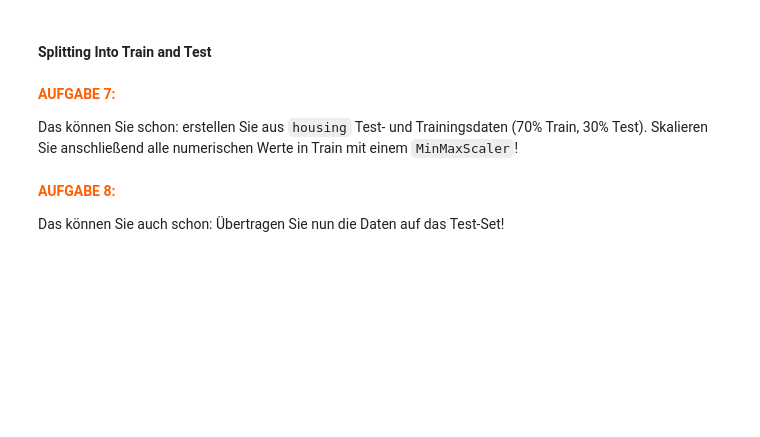
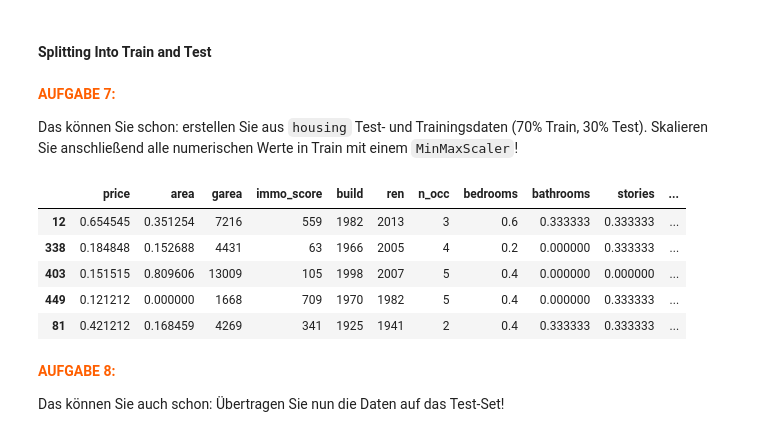
Before and after one commit to Robert35-dll/wikisys_exercise, a Jupyter notebook: 08/LinReg with CrossVal.ipynb, the cells around one changed output. Cells and saved outputs as stored; diff of their text form; code cells hidden in the pictures; blank space fills up the shorter version.

```diff
--- a/08/LinReg with CrossVal.ipynb
+++ b/08/LinReg with CrossVal.ipynb
@@ -350,15 +378,22 @@ Das können Sie schon: erstellen Sie aus `housing` Test- und Trainingsdaten (70%
 </div>
 # %%
 # train-test 70-30 split
-df_train, df_test = # Ihr code hier
+df_train, df_test = train_test_split(housing, train_size=0.7, test_size=0.3)
 
 # rescale the features
 scaler = MinMaxScaler()
 
 # apply scaler() to all the numeric columns
 numeric_vars = ['area', 'bedrooms', 'bathrooms', 'stories', 'parking','price']
-df_train[numeric_vars] = # Ihr code hier
+df_train[numeric_vars] = scaler.fit_transform(df_train[numeric_vars])
 df_train.head()
+# %% [output]
+|  | price | area | garea | immo_score | build | ren | n_occ | bedrooms | bathrooms | stories | ... |
+| 12 | 0.654545 | 0.351254 | 7216 | 559 | 1982 | 2013 | 3 | 0.6 | 0.333333 | 0.333333 | ... |
+| 338 | 0.184848 | 0.152688 | 4431 | 63 | 1966 | 2005 | 4 | 0.2 | 0.000000 | 0.333333 | ... |
+| 403 | 0.151515 | 0.809606 | 13009 | 105 | 1998 | 2007 | 5 | 0.4 | 0.000000 | 0.000000 | ... |
+| 449 | 0.121212 | 0.000000 | 1668 | 709 | 1970 | 1982 | 5 | 0.4 | 0.000000 | 0.333333 | ... |
+| 81 | 0.421212 | 0.168459 | 4269 | 341 | 1925 | 1941 | 2 | 0.4 | 0.333333 | 0.333333 | ... |
 # %% [markdown]
 <span style="color:#FF5F00"><b>AUFGABE 8:</b></span><br>
 
```
Also changed, not shown: parts of 33 cells of this notebook.
